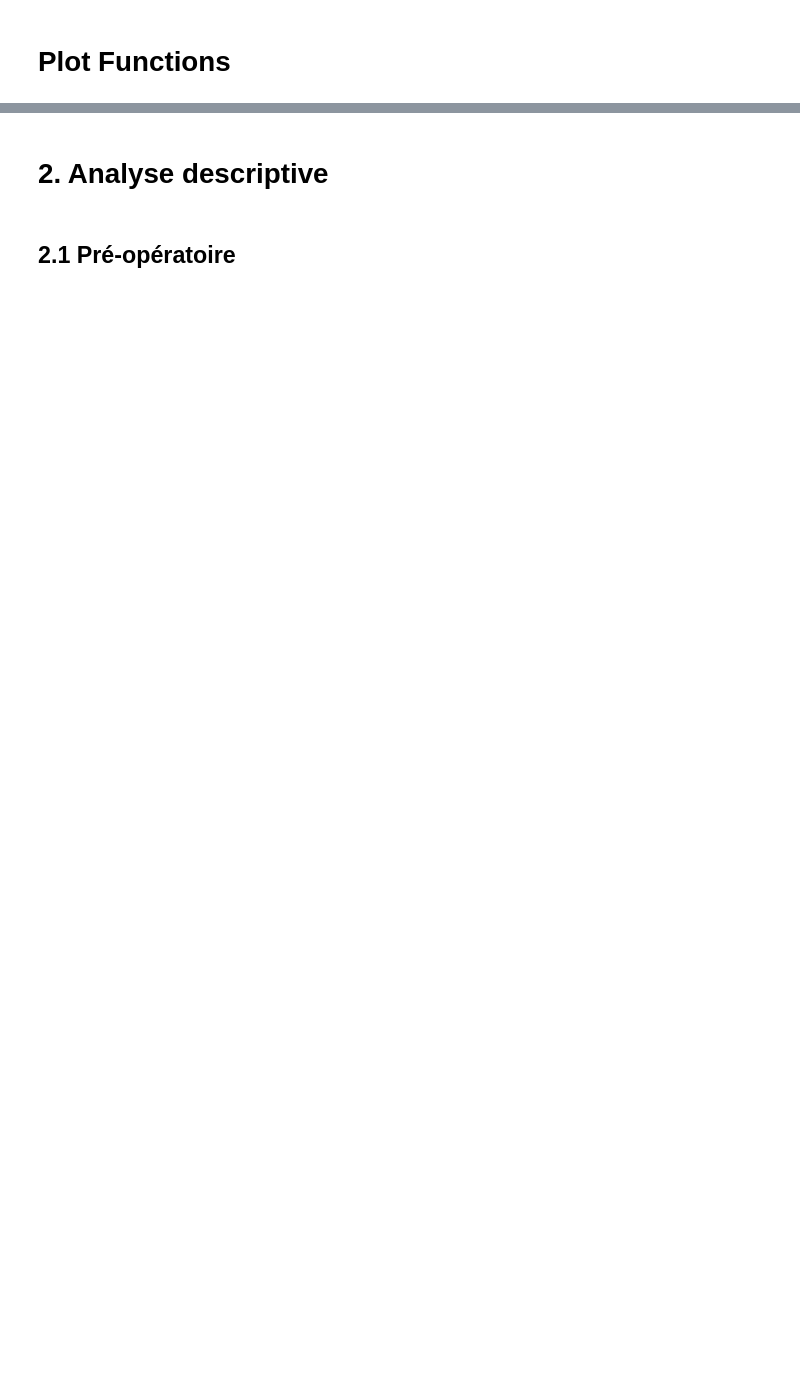
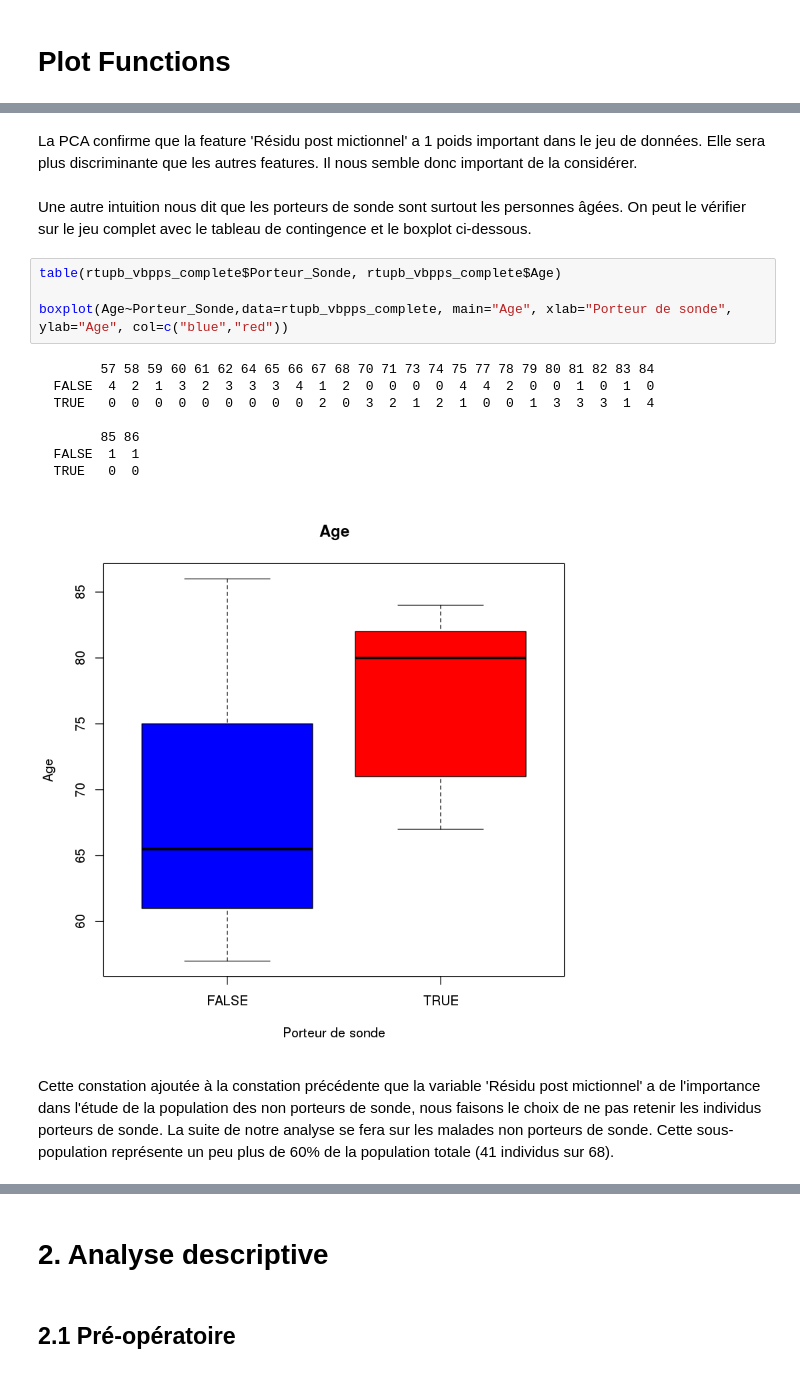
Before and after one commit to BigFab/TP_Adenome, a Jupyter notebook: rtupb_vbpps.ipynb, the cells around one changed output, grey strips where cells are left out. Cells and saved outputs as stored; diff of their text form; blank space fills up the shorter version.

```diff
--- a/rtupb_vbpps.ipynb
+++ b/rtupb_vbpps.ipynb
@@ -176,0 +153,20 @@ rtupb_cat_post = rtupb_cat[11:17]
+# %% [markdown]
+La PCA confirme que la feature 'Résidu post mictionnel' a 1 poids important dans le jeu de données. Elle sera plus discriminante que les autres features. Il nous semble donc important de la considérer.
+# %% [markdown]
+Une autre intuition nous dit que les porteurs de sonde sont surtout les personnes âgées. On peut le vérifier sur le jeu complet avec le tableau de contingence et le boxplot ci-dessous.
+# %%
+table(rtupb_vbpps_complete$Porteur_Sonde, rtupb_vbpps_complete$Age)
+
+boxplot(Age~Porteur_Sonde,data=rtupb_vbpps_complete, main="Age", xlab="Porteur de sonde", ylab="Age", col=c("blue","red"))
+# %% [output]
+        57 58 59 60 61 62 64 65 66 67 68 70 71 73 74 75 77 78 79 80 81 82 83 84
+  FALSE  4  2  1  3  2  3  3  3  4  1  2  0  0  0  0  4  4  2  0  0  1  0  1  0
+  TRUE   0  0  0  0  0  0  0  0  0  2  0  3  2  1  2  1  0  0  1  3  3  3  1  4
+
+        85 86
+  FALSE  1  1
+  TRUE   0  0
+[figure, added]
+# %% [markdown]
+Cette constation ajoutée à la constation précédente que la variable 'Résidu post mictionnel' a de l'importance dans l'étude de la population des non porteurs de sonde, nous faisons le choix de ne pas retenir les individus porteurs de sonde.
+La suite de notre analyse se fera sur les malades non porteurs de sonde. Cette sous-population représente un peu plus de 60% de la population totale (41 individus sur 68).
```
Also changed, not shown: parts of 44 cells of this notebook.
